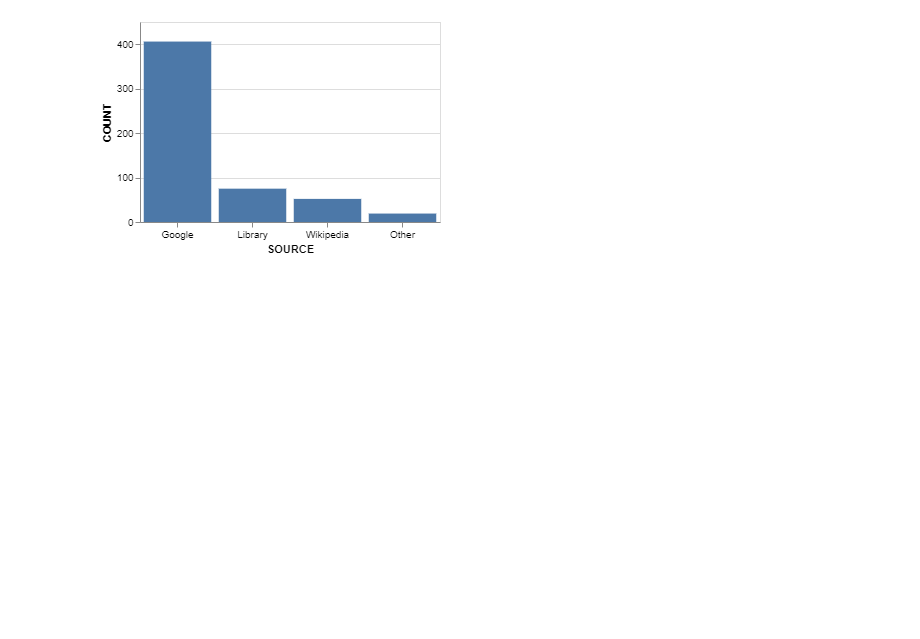
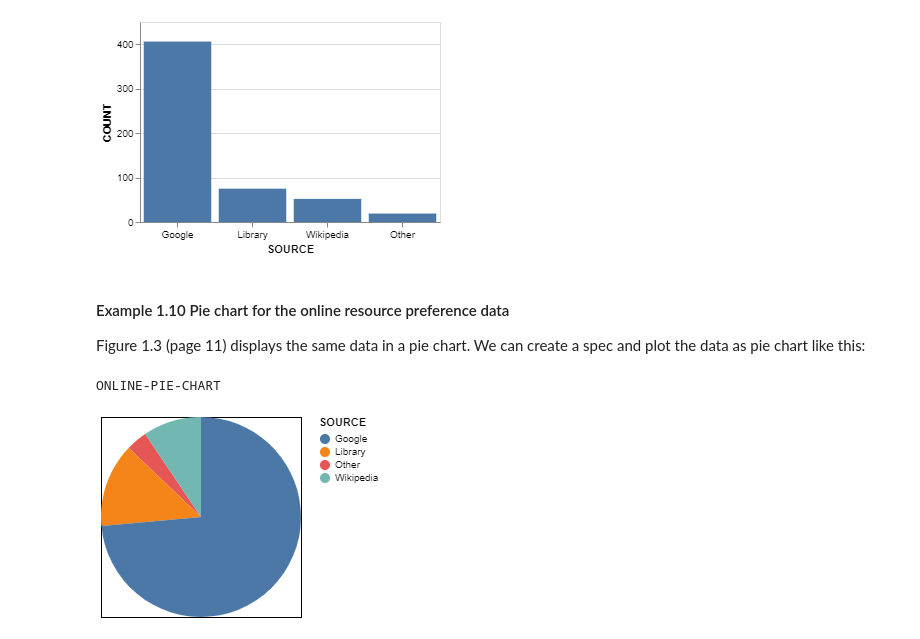
Before and after one commit to Lisp-Stat/IPS9, a Jupyter notebook: notebooks/Part I/01 - Distributions.ipynb, the cells around one changed output. Cells and saved outputs as stored; diff of their text form; code cells hidden in the pictures; blank space fills up the shorter version.

```diff
--- a/notebooks/Chapter-1/Categorical.ipynb
+++ b/notebooks/Part I/01 - Distributions.ipynb
@@ -77,3 +82,14 @@ by the value of Y, decending:
 (plot online-bar-chart)
 # %% [output]
 [figure]
+# %% [markdown]
+#### Example 1.10 Pie chart for the online resource preference data
+Figure 1.3 (page 11) displays the same data in a pie chart. We can create a spec and plot the data as pie chart like this:
+# %%
+(defparameter online-pie-chart (vglt:pie-chart online "SOURCE" "COUNT"))
+# %% [output]
+ONLINE-PIE-CHART
+# %%
+(plot online-pie-chart)
+# %% [output]
+[figure, added]
```
Also changed, not shown: parts of 10 cells of this notebook.
